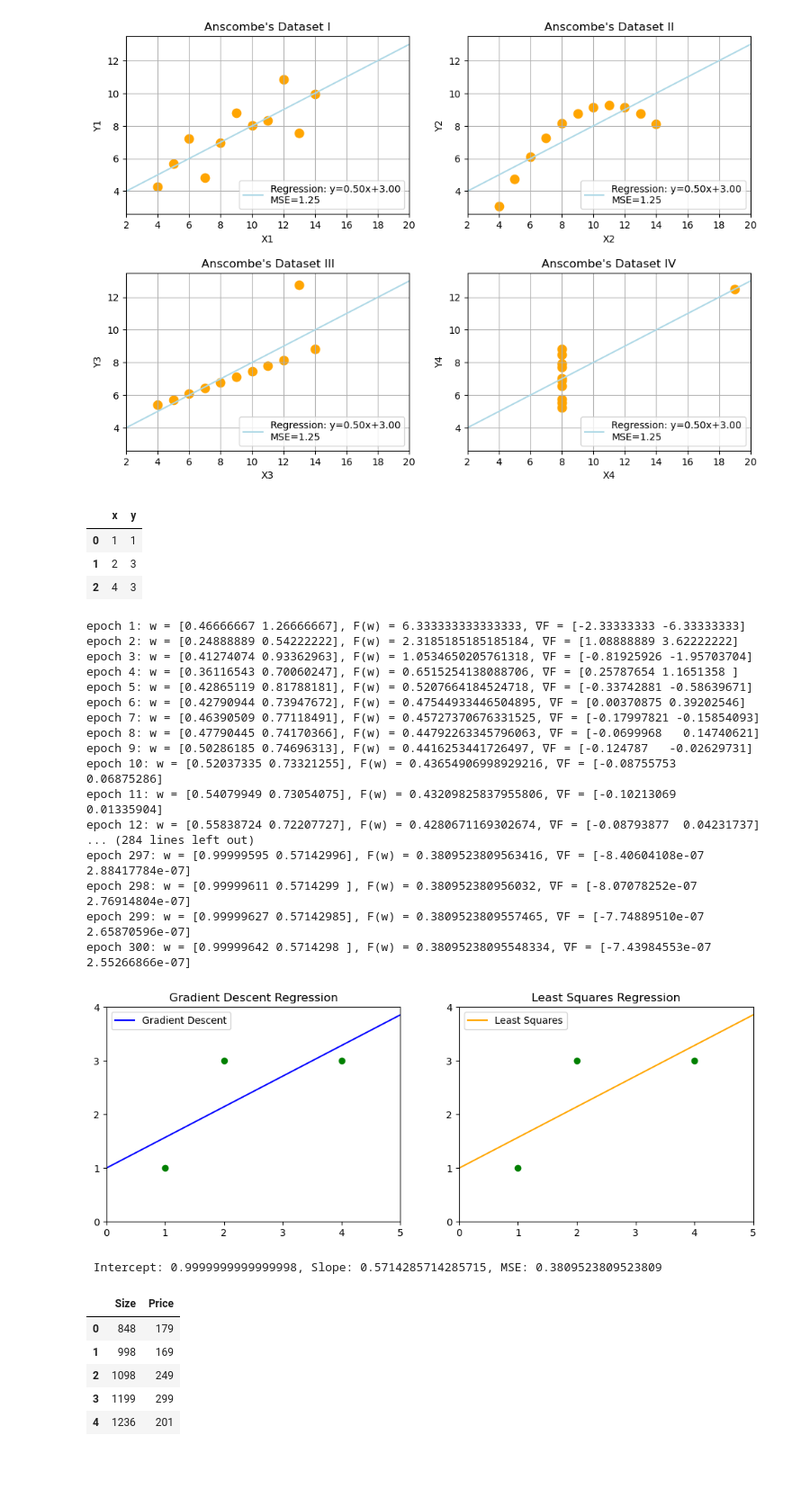
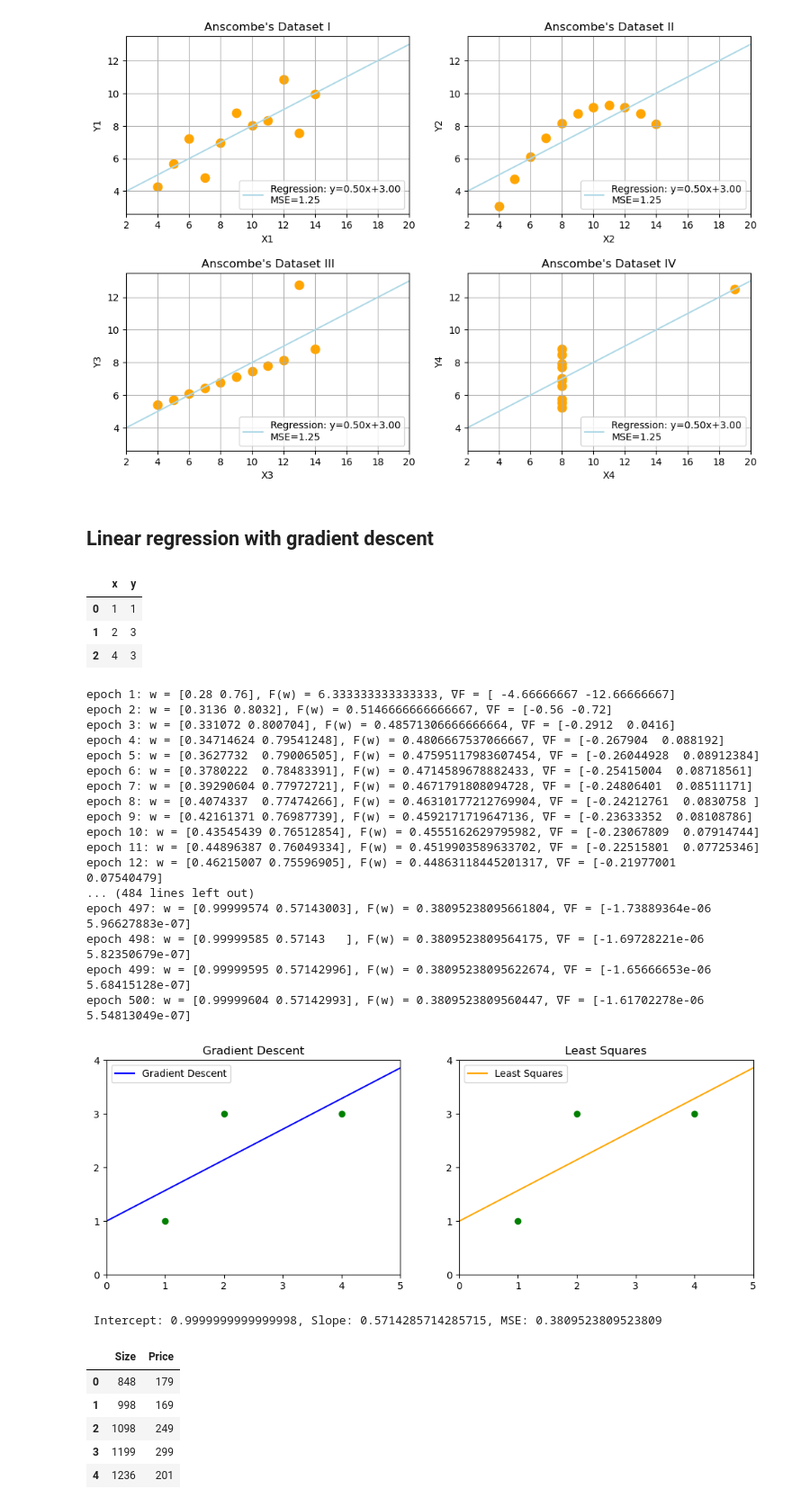
Before and after one commit to samkivioja/Regression-Models, a Jupyter notebook: regression.ipynb, the cells around one changed output. Shown at 90% size. Saved outputs shown, nothing was run; the diff lists cells and outputs as text; code cells hidden in the pictures; blank space fills up the shorter version.

```diff
--- a/regression.ipynb
+++ b/regression.ipynb
@@ -5,6 +7,6 @@ import matplotlib.pyplot as plt
 # %%
 # Function to calculate regression line (slope and intercept)
-def linRegression(x, y):
+def linRegress(x, y):
     """
     Calculate the slope and intercept of the regression line using the least squares method.
     Also returns the Mean Squared Error
@@ -59,7 +61,7 @@ y = ice_cream_df['Sales']
 # Calculate variance
 variance = np.mean((y - np.mean(y))**2)
 # Calculate the regression line
-y_pred, slope, intercept, mse = linRegression(x, y)
+y_pred, slope, intercept, mse = linRegress(x, y)
 
 # Plot the data
 fig, ax = plt.subplots(figsize=(6, 4))
@@ -125,7 +127,7 @@ for i, (key, data) in enumerate(anscombes.items()):
     ax[i].scatter(x, y, color='orange', s=80)
 
     # Calculate regression line
-    _, slope, intercept, mse = linRegression(x, y)
+    _, slope, intercept, mse = linRegress(x, y)
 
     ax[i].set_xlim(2, 20)
     x_min, x_max = ax[i].get_xlim()
@@ -247,0 +156,2 @@ def linRegressGD(training_data, eta, epochs, clipvalue=None, clipnorm=None, resu
+# %% [markdown]
+## Linear regression with gradient descent
@@ -261,55 +280,55 @@ test_df
 # %%
 x = test_df['x'].to_numpy()
 y = test_df['y'].to_numpy()
 
-y_estimate, weights = linRegressGD((x,y), 0.2, 300, results=True)
-y_pred, slope, intercept, mse = linRegression(x, y)
+y_estimate, weights = linRegressGD((x,y), 0.06, 500, results=True)
+y_pred, slope, intercept, mse = linRegress(x, y)
 
 fig, axs = plt.subplots(1, 2, figsize=(12, 4))
 
 for ax in axs:
     ax.scatter(x, y, color="green")
     ax.set_xlim(0, max(x)+1)
     ax.set_ylim(0, max(y)+1)
     ax.set_xticks(range(0, max(x)+2, 1))
     ax.set_yticks(range(0, max(y)+2, 1))
     x_min, x_max = ax.get_xlim()
 
 y_min = weights.dot(phi(np.array([x_min])))  # Calculate y_min
 y_max = weights.dot(phi(np.array([x_max])))  # Calculate y_max
 axs[0].plot([x_min, x_max], [y_min, y_max], label="Gradient Descent", color="blue")
-axs[0].set_title("Gradient Descent Regression")
+axs[0].set_title("Gradient Descent")
 axs[0].legend()
 
 
 y_min = slope * x_min + intercept
 y_max = slope * x_max + intercept
 axs[1].plot([x_min, x_max], [y_min, y_max], label="Least Squares", color="orange")
-axs[1].set_title("Least Squares Regression")
+axs[1].set_title("Least Squares")
 axs[1].legend()
 
 plt.show()
 
 print(f" Intercept: {intercept}, Slope: {slope}, MSE: {mse}")
 # %% [output]
-epoch 1: w = [0.46666667 1.26666667], F(w) = 6.333333333333333, ∇F = [-2.33333333 -6.33333333]
-epoch 2: w = [0.24888889 0.54222222], F(w) = 2.3185185185185184, ∇F = [1.08888889 3.62222222]
-epoch 3: w = [0.41274074 0.93362963], F(w) = 1.0534650205761318, ∇F = [-0.81925926 -1.95703704]
-epoch 4: w = [0.36116543 0.70060247], F(w) = 0.6515254138088706, ∇F = [0.25787654 1.1651358 ]
-epoch 5: w = [0.42865119 0.81788181], F(w) = 0.5207664184524718, ∇F = [-0.33742881 -0.58639671]
-epoch 6: w = [0.42790944 0.73947672], F(w) = 0.47544933446504895, ∇F = [0.00370875 0.39202546]
-epoch 7: w = [0.46390509 0.77118491], F(w) = 0.45727370676331525, ∇F = [-0.17997821 -0.15854093]
-epoch 8: w = [0.47790445 0.74170366], F(w) = 0.44792263345796063, ∇F = [-0.0699968   0.14740621]
-epoch 9: w = [0.50286185 0.74696313], F(w) = 0.4416253441726497, ∇F = [-0.124787   -0.02629731]
-epoch 10: w = [0.52037335 0.73321255], F(w) = 0.43654906998929216, ∇F = [-0.08755753  0.06875286]
-epoch 11: w = [0.54079949 0.73054075], F(w) = 0.43209825837955806, ∇F = [-0.10213069  0.01335904]
-epoch 12: w = [0.55838724 0.72207727], F(w) = 0.4280671169302674, ∇F = [-0.08793877  0.04231737]
-... (284 lines left out)
-epoch 297: w = [0.99999595 0.57142996], F(w) = 0.3809523809563416, ∇F = [-8.40604108e-07  2.88417784e-07]
-epoch 298: w = [0.99999611 0.5714299 ], F(w) = 0.380952380956032, ∇F = [-8.07078252e-07  2.76914804e-07]
-epoch 299: w = [0.99999627 0.57142985], F(w) = 0.3809523809557465, ∇F = [-7.74889510e-07  2.65870596e-07]
-epoch 300: w = [0.99999642 0.5714298 ], F(w) = 0.38095238095548334, ∇F = [-7.43984553e-07  2.55266866e-07]
+epoch 1: w = [0.28 0.76], F(w) = 6.333333333333333, ∇F = [ -4.66666667 -12.66666667]
+epoch 2: w = [0.3136 0.8032], F(w) = 0.5146666666666667, ∇F = [-0.56 -0.72]
+epoch 3: w = [0.331072 0.800704], F(w) = 0.48571306666666664, ∇F = [-0.2912  0.0416]
+epoch 4: w = [0.34714624 0.79541248], F(w) = 0.4806667537066667, ∇F = [-0.267904  0.088192]
+epoch 5: w = [0.3627732  0.79006505], F(w) = 0.47595117983607454, ∇F = [-0.26044928  0.08912384]
+epoch 6: w = [0.3780222  0.78483391], F(w) = 0.4714589678882433, ∇F = [-0.25415004  0.08718561]
+epoch 7: w = [0.39290604 0.77972721], F(w) = 0.4671791808094728, ∇F = [-0.24806401  0.08511171]
+epoch 8: w = [0.4074337  0.77474266], F(w) = 0.46310177212769904, ∇F = [-0.24212761  0.0830758 ]
+epoch 9: w = [0.42161371 0.76987739], F(w) = 0.4592171719647136, ∇F = [-0.23633352  0.08108786]
+epoch 10: w = [0.43545439 0.76512854], F(w) = 0.4555162629795982, ∇F = [-0.23067809  0.07914744]
+epoch 11: w = [0.44896387 0.76049334], F(w) = 0.4519903589633702, ∇F = [-0.22515801  0.07725346]
+epoch 12: w = [0.46215007 0.75596905], F(w) = 0.44863118445201317, ∇F = [-0.21977001  0.07540479]
+... (484 lines left out)
+epoch 497: w = [0.99999574 0.57143003], F(w) = 0.38095238095661804, ∇F = [-1.73889364e-06  5.96627883e-07]
+epoch 498: w = [0.99999585 0.57143   ], F(w) = 0.3809523809564175, ∇F = [-1.69728221e-06  5.82350679e-07]
+epoch 499: w = [0.99999595 0.57142996], F(w) = 0.38095238095622674, ∇F = [-1.65666653e-06  5.68415128e-07]
+epoch 500: w = [0.99999604 0.57142993], F(w) = 0.3809523809560447, ∇F = [-1.61702278e-06  5.54813049e-07]
-[figure, old version]
+[figure, new version]
  Intercept: 0.9999999999999998, Slope: 0.5714285714285715, MSE: 0.3809523809523809
 # %%
 """housing_data = {
```
Also changed, not shown: parts of 9 cells of this notebook.
